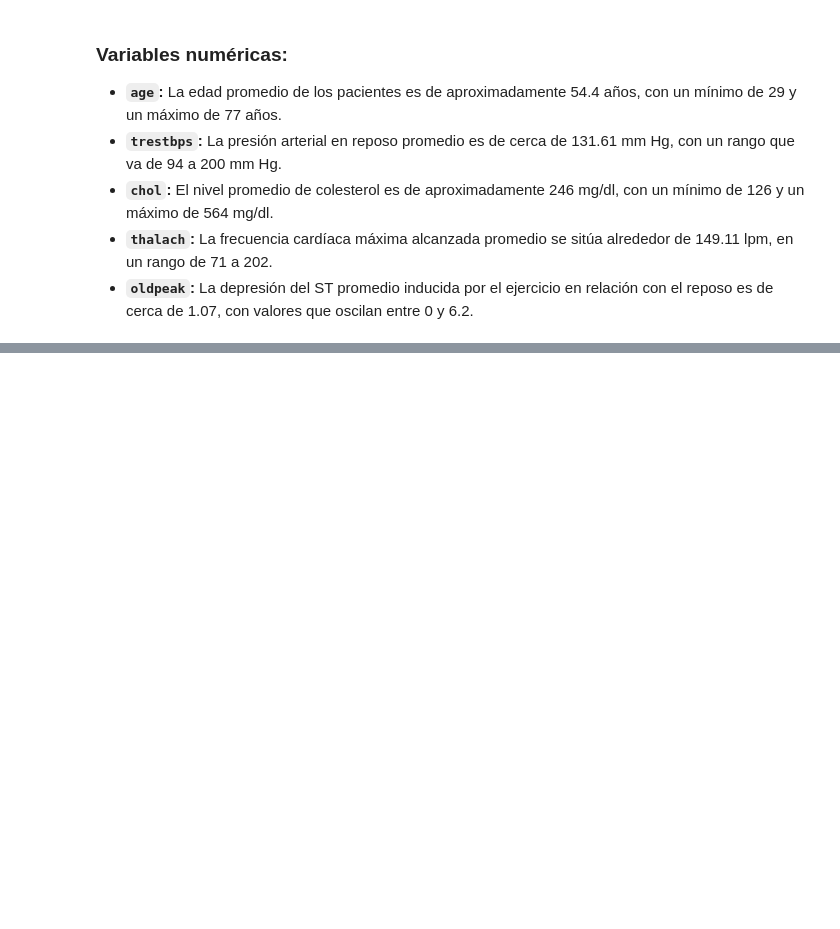
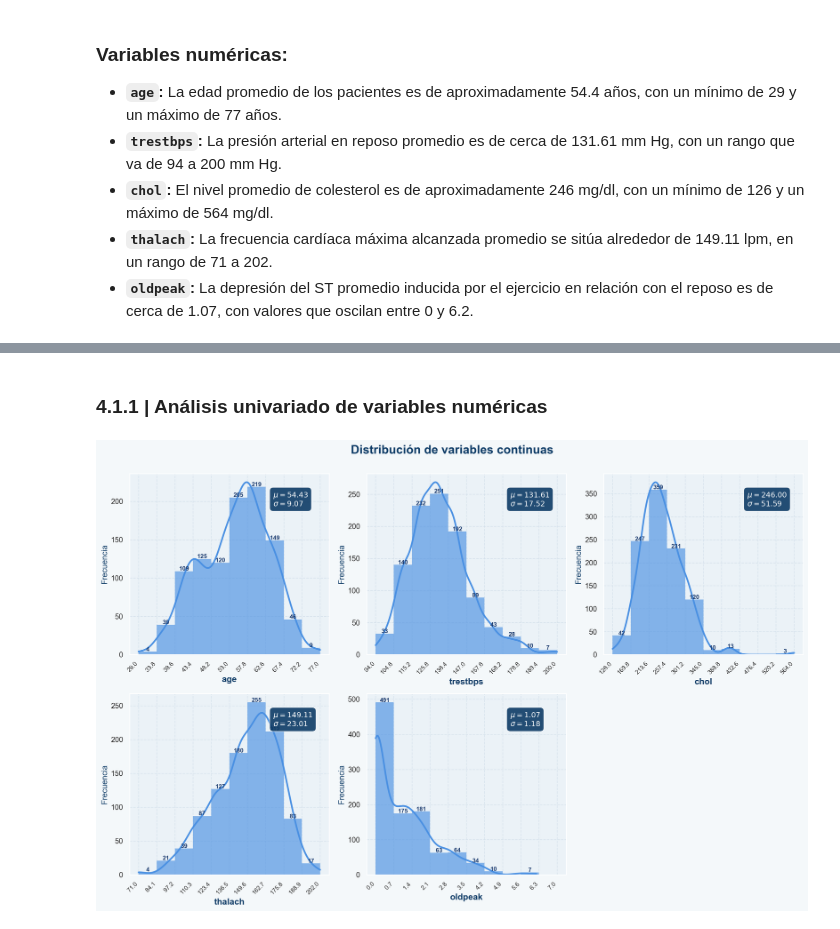
Before and after one commit to david-ramirezl/deteccion-riesgo-cardiovascular, a Jupyter notebook: notebooks/deteccion_riesgo_cardiovascular.ipynb, the cells around one changed output, grey strips where cells are left out. Drawn from its saved outputs; the diff is of its cells as text; code cells hidden in the pictures; blank space fills up the shorter version.

Commit message:
v0.1.0 eda análisis univariado

```diff
--- a/notebooks/deteccion_riesgo_cardiovascular.ipynb
+++ b/notebooks/deteccion_riesgo_cardiovascular.ipynb
@@ -176,0 +219,76 @@ A continuación, revisemos las estadísticas descriptivas de las característica
+# %% [markdown]
+### 4.1.1 | Análisis univariado de variables numéricas
+# %%
+# Filtrar características continuas para el análisis univariado
+df_continuas = df[caracteristicas_continuas]
+
+# Configurar la cuadrícula de subgráficos
+fig, ax = plt.subplots(nrows=2, ncols=3, figsize=(15, 10))
+
+# Iterar para graficar histogramas de cada característica continua
+for i, col in enumerate(df_continuas.columns):
+    x = i // 3
+    y = i % 3
+    valores, bordes_bins = np.histogram(
+        df_continuas[col],
+        range=(np.floor(df_continuas[col].min()), np.ceil(df_continuas[col].max()))
+    )
+
+    # Gráfico con azul clínico intermedio (#4A90E2) y línea KDE en azul marino profundo (#0D3B66)
+    grafico = sns.histplot(
+        data=df_continuas,
+        x=col,
+        bins=bordes_bins,
+        kde=True,
+        ax=ax[x, y],
+        edgecolor='none',
+        color='#4A90E2',
+        alpha=0.65,
+        line_kws={'lw': 2.5, 'color': '#0D3B66'}
+    )
+
+    ax[x, y].set_facecolor('#EBF2F7')
+    ax[x, y].set_xlabel(col, fontsize=13, fontweight='bold', color='#0D3B66')
+    ax[x, y].set_ylabel('Frecuencia', fontsize=12, color='#0D3B66')
+    ax[x, y].set_xticks(np.round(bordes_bins, 1))
+    ax[x, y].set_xticklabels(ax[x, y].get_xticks(), rotation=45, ha='right', fontsize=9)
+    ax[x, y].grid(True, color='#D0DEE9', linestyle='--', alpha=0.7)
+
+    # Anotaciones de frecuencia sobre cada barra
+    for j, p in enumerate(grafico.patches):
+        altura = p.get_height()
+        if altura > 0:
+            ax[x, y].annotate(
+                f'{int(altura)}',
+                (p.get_x() + p.get_width() / 2, altura + 0.8),
+                ha='center',
+                fontsize=9,
+                fontweight='bold',
+                color='#1B3B6F'
+            )
+
+    # Cuadro de estadísticas (media y desviación estándar) en tono azul marino clínico
+    texto_estadisticas = '\n'.join((
+        r'$\mu=%.2f$' % df_continuas[col].mean(),
+        r'$\sigma=%.2f$' % df_continuas[col].std()
+    ))
+    ax[x, y].text(
+        0.72, 0.90,
+        texto_estadisticas,
+        transform=ax[x, y].transAxes,
+        fontsize=11,
+        verticalalignment='top',
+        color='white',
+        bbox=dict(boxstyle='round,pad=0.5', facecolor='#0D3B66', edgecolor='white', alpha=0.9)
+    )
+
+# Desactivar el último eje vacío
+ax[1, 2].axis('off')
+
+fig.patch.set_facecolor('#F4F8FA')
+plt.suptitle('Distribución de variables continuas', fontsize=18, fontweight='bold', color='#0D3B66')
+plt.tight_layout()
+plt.subplots_adjust(top=0.92)
+plt.show()
+# %% [output]
+[figure, added]
```
Also changed, not shown: parts of 16 cells of this notebook, 1 other file.
